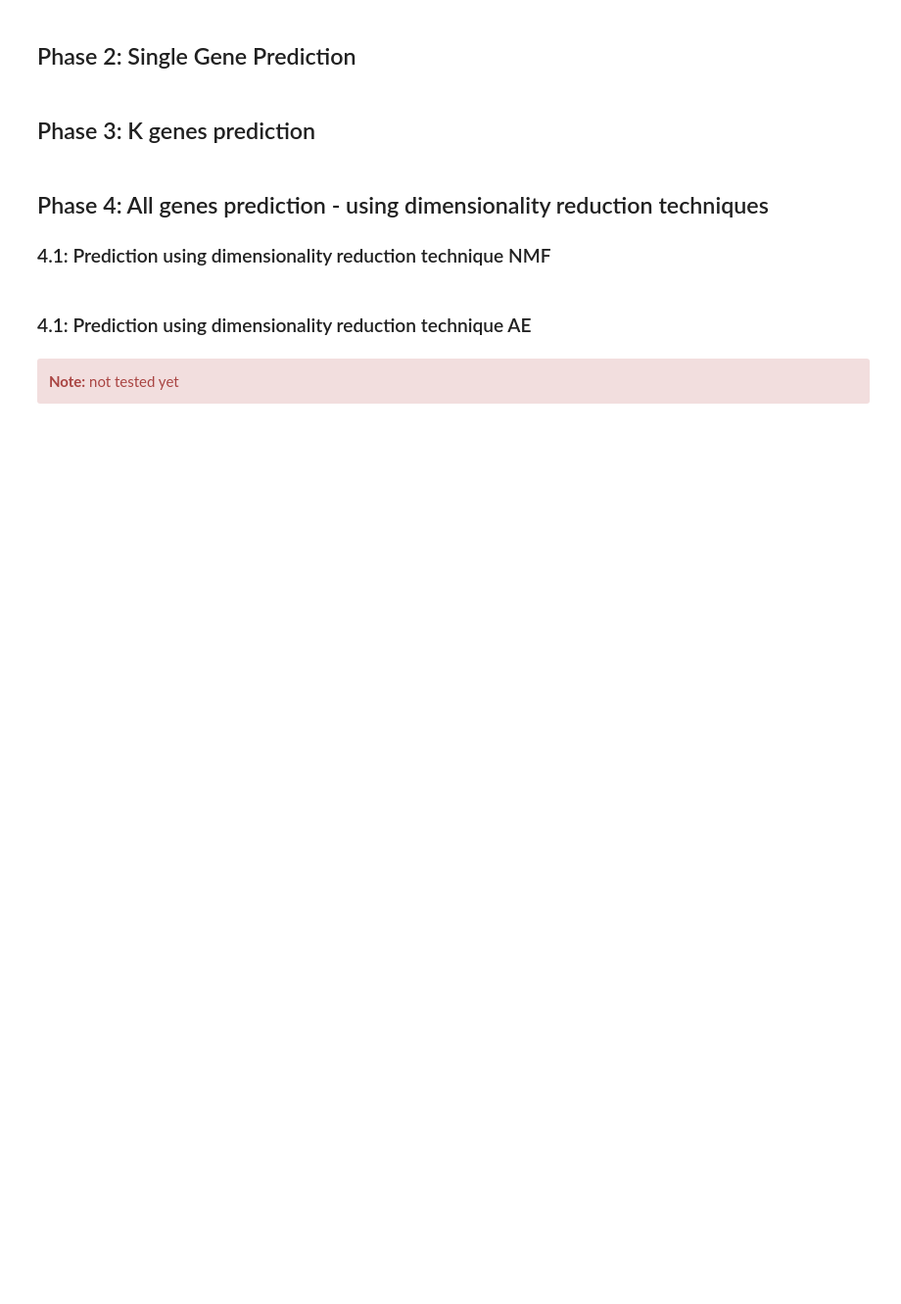
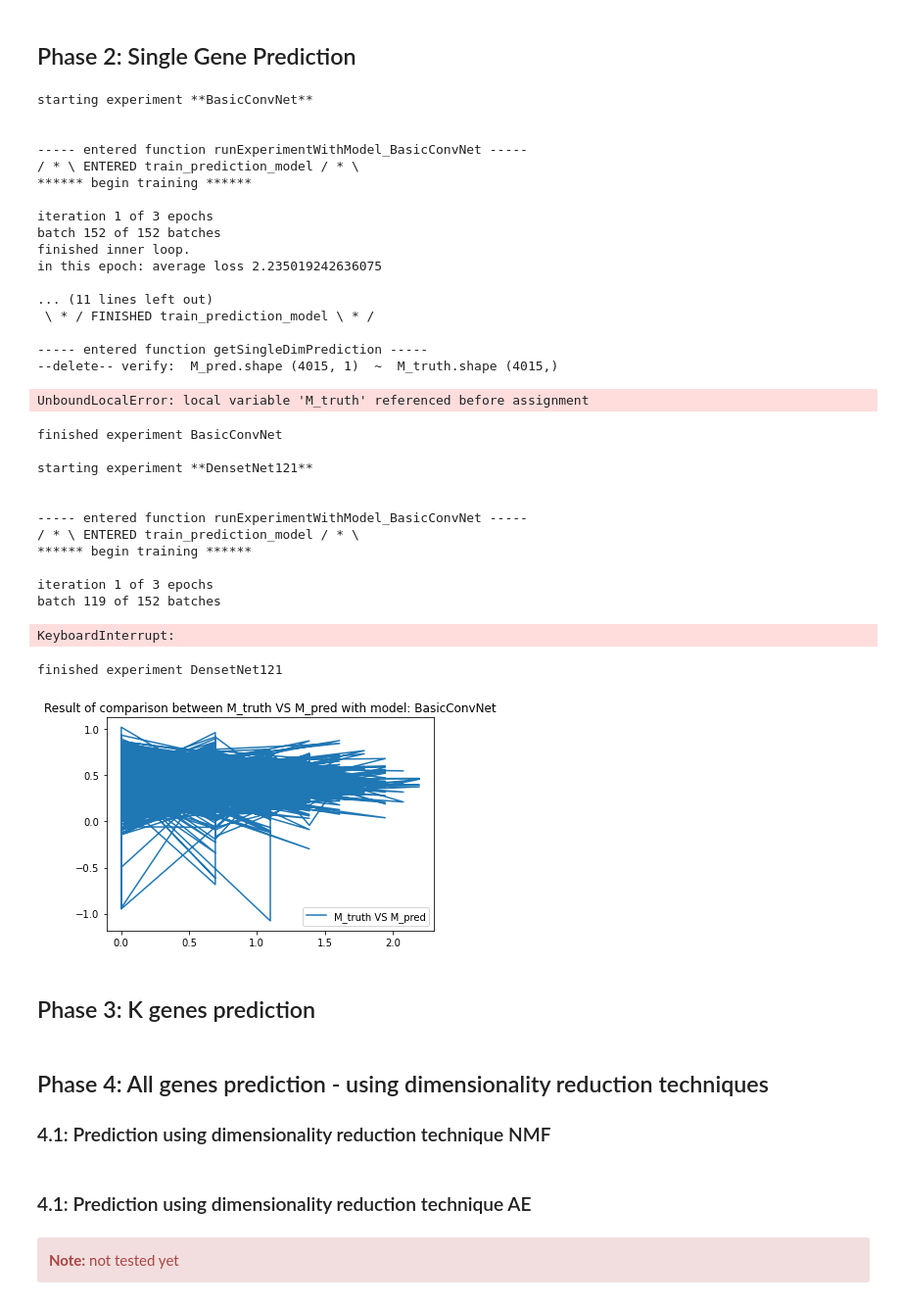
Before and after one commit to Roy-Rubin/STDL-Project, a Jupyter notebook: STDL_notebook2.ipynb, the cells around one changed output. Shown: that part at 98% size. Cells and saved outputs as stored; diff of their text form; code cells hidden in the pictures; blank space fills up the shorter version.

```diff
--- a/STDL_notebook2.ipynb
+++ b/STDL_notebook2.ipynb
@@ -169,8 +158,8 @@ Wall time: 1min 4s
 # %%
 %%time
 
-Base_value = 0
-matrix_dataframe_test, mapping_between_old_and_new_indices_test = loadAndPreProcess.cut_genes_with_under_B_counts(matrix_dataframe_train, Base_value)
+Base_value = 1
+matrix_dataframe_test, mapping_between_old_and_new_indices_test = loadAndPreProcess.cut_genes_with_under_B_counts(matrix_dataframe_test, Base_value)
 #TODO: note that this actually is not really needed, but it is to not change the functions inside this class to adjust to the test data
 
 # # uncomment if wanted:
@@ -231,13 +206,13 @@ gene_name = 'MKI67'
 custom_DS_SingleValuePerImg = loadAndPreProcess.STDL_Dataset_SingleValuePerImg(imageFolder=imageFolder_train,
                                                                matrix_dataframe=matrix_dataframe_train,
                                                                features_dataframe=features_dataframe_train,
-                                                               barcodes_datafame=barcodes_datafame,
+                                                               barcodes_datafame=barcodes_datafame_train,
                                                                chosen_gene_name=gene_name,
                                                                index_mapping=mapping_between_old_and_new_indices_train)
 custom_DS_SingleValuePerImg_augmented = loadAndPreProcess.STDL_Dataset_SingleValuePerImg(imageFolder=augmentedImageFolder_train,
                                                                matrix_dataframe=matrix_dataframe_train,
                                                                features_dataframe=features_dataframe_train,
-                                                               barcodes_datafame=barcodes_datafame,
+                                                               barcodes_datafame=barcodes_datafame_train,
                                                                chosen_gene_name=gene_name,
                                                                index_mapping=mapping_between_old_and_new_indices_train)
 custom_DS_SingleValuePerImg_test = loadAndPreProcess.STDL_Dataset_SingleValuePerImg(imageFolder=imageFolder_test,
@@ -395,11 +424,6 @@ AttributeError: module 'executionModule' has no attribute 'runExperimentWithMode
 # %%
-def experiment_loop(ds_train,ds_test,phase_name):
-    for model_name in experiment_model_list:
-    print(f'\nstarting experiment **{model_name}**\n')
-    %time executionModule.runExperiment(ds_train=custom_DS_SingleValuePerImg,
-                                        ds_test=,
-                                        hyperparams=hyperparameters,
-                                        device=device,
-                                        model_name=model_name,
-                                        dataset_name=phase_name)
-    print(f'\nfinished experiment {model_name}')
+def experiment_loop(ds_train, ds_test, phase_name):
+    for model_name in model_list:
+        print(f'\nstarting experiment **{model_name}**\n')
+        %time executionModule.runExperiment(ds_train=ds_train, ds_test=ds_test, hyperparams=hyperparameters, device=device, model_name=model_name, dataset_name=phase_name)
+        print(f'\nfinished experiment {model_name}')
@@ -410,3 +439,36 @@ IndentationError: expected an indented block (<ipython-input-18-19b04bd073ae>, l
 # %%
-experiment_loop(ds_train=custom_DS_SingleValuePerImg ,ds_test= ,phase_name='single_gene')
+experiment_loop(ds_train=custom_DS_SingleValuePerImg ,ds_test=custom_DS_SingleValuePerImg_test ,phase_name='single_gene')
+# %% [output]
+starting experiment **BasicConvNet**
+
+
+----- entered function runExperimentWithModel_BasicConvNet -----
+/ * \ ENTERED train_prediction_model / * \
+****** begin training ******
+
+iteration 1 of 3 epochs
+batch 152 of 152 batches
+finished inner loop.
+in this epoch: average loss 2.235019242636075
+
+... (11 lines left out)
+ \ * / FINISHED train_prediction_model \ * /
+
+----- entered function getSingleDimPrediction -----
+--delete-- verify:  M_pred.shape (4015, 1)  ~  M_truth.shape (4015,)
+UnboundLocalError: local variable 'M_truth' referenced before assignment
+finished experiment BasicConvNet
+
+starting experiment **DensetNet121**
+
+
+----- entered function runExperimentWithModel_BasicConvNet -----
+/ * \ ENTERED train_prediction_model / * \
+****** begin training ******
+
+iteration 1 of 3 epochs
+batch 119 of 152 batches
+KeyboardInterrupt:
+finished experiment DensetNet121
+[figure, added]
 # %%
```
Also changed, not shown: parts of 28 cells of this notebook, 4 other files.
